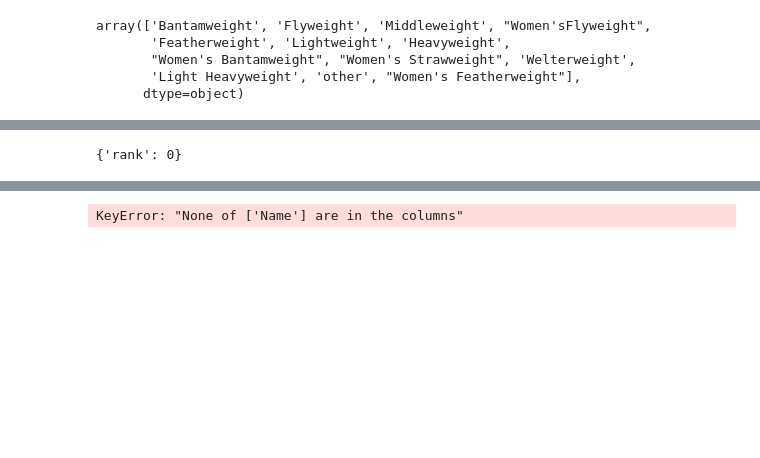
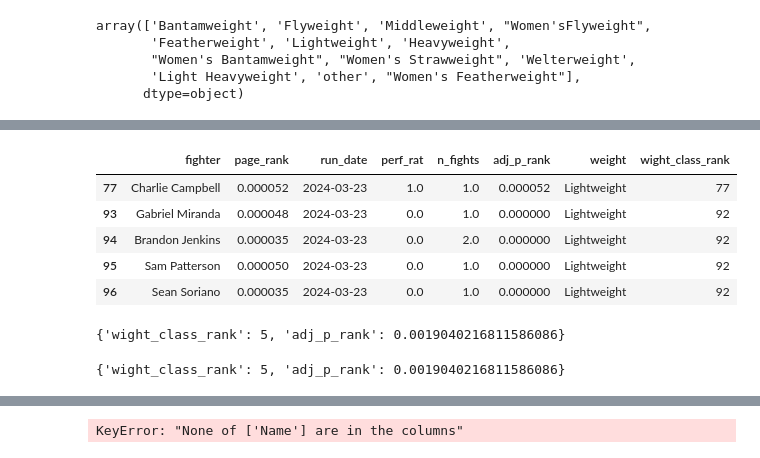
Before and after one commit to zarreh/mma_ranking, a Jupyter notebook: Notebooks/UFC_ranking/UFC_ranking_new.ipynb, the cells around one changed output, grey strips where cells are left out. Drawn from its saved outputs; the diff is of its cells as text; code cells hidden in the pictures; blank space fills up the shorter version.

```diff
--- a/Notebooks/UFC_ranking/UFC_ranking_new.ipynb
+++ b/Notebooks/UFC_ranking/UFC_ranking_new.ipynb
@@ -79,19 +106,32 @@ array(['Bantamweight', 'Flyweight', 'Middleweight', "Women'sFlyweight",
+# %%
+# check if there are any duplicates
+_df = rankings_df[
+            (rankings_df["weight"] == weight_class) & (rankings_df["run_date"] == run_date)
+        ]
+_df[_df.duplicated(subset=["wight_class_rank"])].head()
+# %% [output]
+|  | fighter | page_rank | run_date | perf_rat | n_fights | adj_p_rank | weight | wight_class_rank |
+| 77 | Charlie Campbell | 0.000052 | 2024-03-23 | 1.0 | 1.0 | 0.000052 | Lightweight | 77 |
+| 93 | Gabriel Miranda | 0.000048 | 2024-03-23 | 0.0 | 1.0 | 0.000000 | Lightweight | 92 |
+| 94 | Brandon Jenkins | 0.000035 | 2024-03-23 | 0.0 | 2.0 | 0.000000 | Lightweight | 92 |
+| 95 | Sam Patterson | 0.000050 | 2024-03-23 | 0.0 | 1.0 | 0.000000 | Lightweight | 92 |
+| 96 | Sean Soriano | 0.000035 | 2024-03-23 | 0.0 | 1.0 | 0.000000 | Lightweight | 92 |
 # %%
-# Create a dictionary from the rankings for quick lookup and update
-run_date = "2024-03-23"
-weight_class = weight_class_list[0]
-
 fighter_rankings = (
-    rankings_df[(rankings_df["weight"] == weight_class) & (rankings_df["run_date"] == run_date ) ]
-    [
-        ["fighter", "wight_class_rank", "adj_p_rank"]
-    ]
+    rankings_df[
+        (rankings_df["weight"] == weight_class) & (rankings_df["run_date"] == run_date)
+    ][["fighter", "wight_class_rank", "adj_p_rank"]]
     .set_index("fighter")
     .to_dict("index")
 )
 
 fighter_rankings.get("Beneil Dariush", {"rank": 0})
 # %% [output]
-{'rank': 0}
+{'wight_class_rank': 5, 'adj_p_rank': 0.0019040216811586086}
+# %%
+# get the fighter ranking from the dictionary
+fighter_rankings.get("Beneil Dariush", {"rank": 0})
+# %% [output]
+{'wight_class_rank': 5, 'adj_p_rank': 0.0019040216811586086}
 # %%
 import pandas as pd
```
Also changed, not shown: parts of 9 cells of this notebook, 1 other file.
